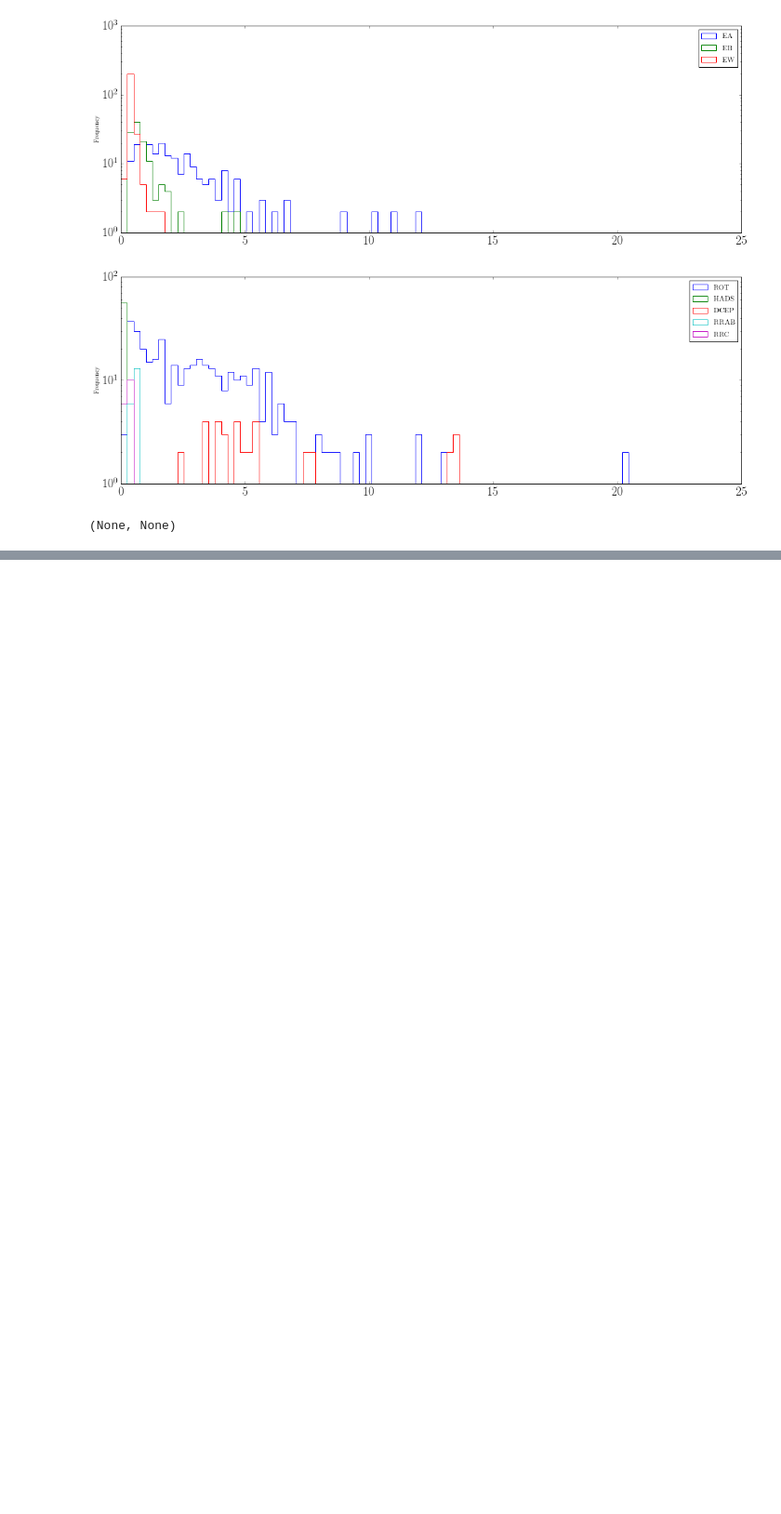
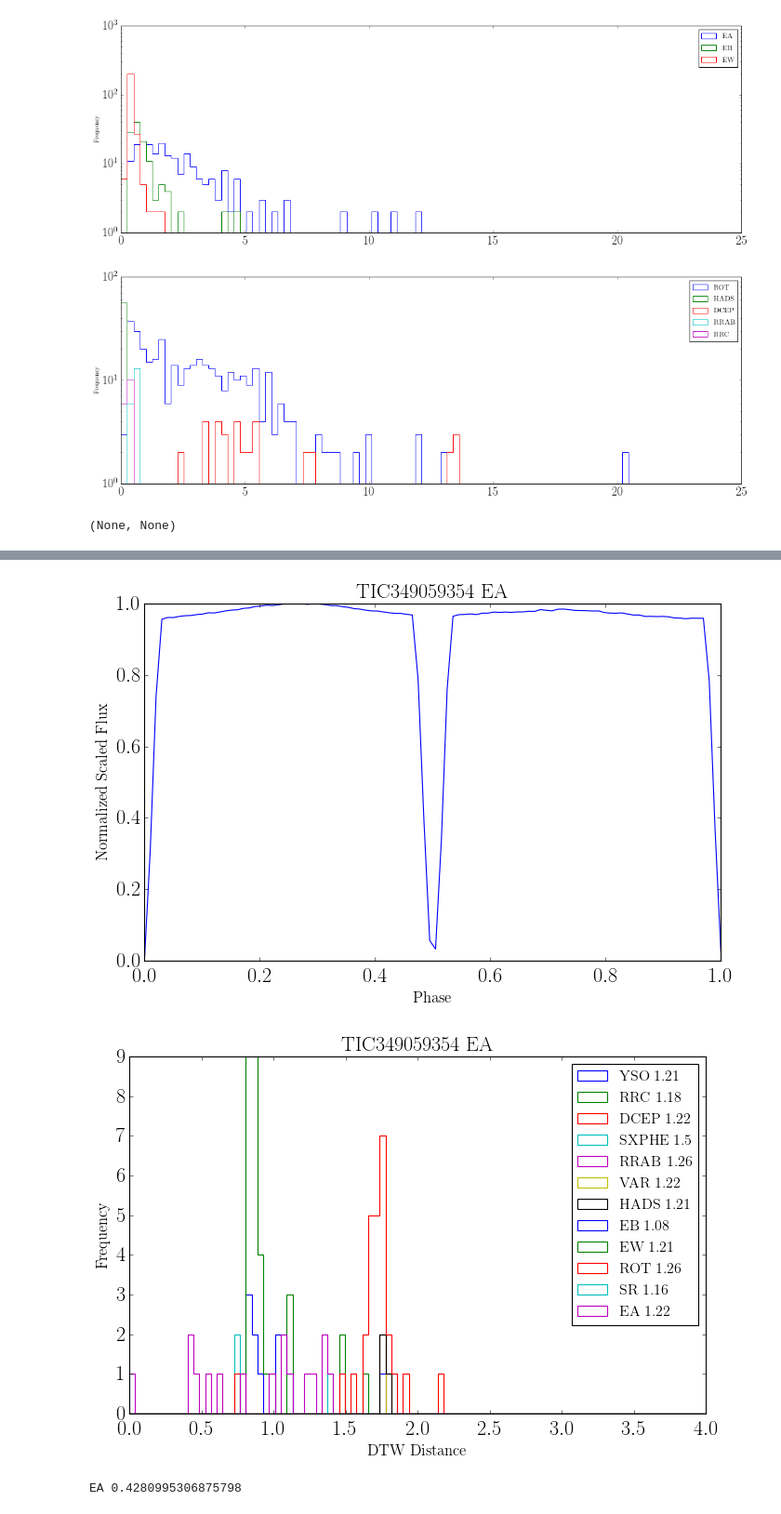
Before and after one commit to jbirky/tess_binaries, a Jupyter notebook: notebooks/hierarchical_classification.ipynb, the cells around one changed output, grey strips where cells are left out. Shown at 93% size. Drawn from its saved outputs; the diff is of its cells as text; code cells hidden in the pictures; blank space fills up the shorter version.

```diff
--- a/notebooks/hierarchical_classification.ipynb
+++ b/notebooks/hierarchical_classification.ipynb
@@ -72,0 +95,45 @@ model.plot("clustering.png", axes=ax, show_ts_label=list(sample['type'][demo]),
+# %%
+i = 1
+tnames = list(set(subsamp['type']))
+
+plt.figure(figsize=(10,6))
+plt.plot(np.linspace(0,1,len(subsamp['flux'][i])), subsamp['flux'][i])
+plt.title(f"TIC{subsamp['tic_id'][i]}   {subsamp['type'][i]}", fontsize=20)
+plt.xlabel('Phase', fontsize=15)
+plt.ylabel('Normalized Scaled Flux', fontsize=15)
+plt.show()
+
+plt.figure(figsize=(10,6))
+for typ in tnames:
+    idx = np.where(subsamp['type'] == typ)[0]
+    plt.hist(dmatrix[i][idx], histtype='step', bins=np.linspace(0,4,100), label=f'{typ} {round(np.mean(dmatrix[idx]),2)}')
+# plt.hist(dmatrix[i], histtype='step', bins=100)
+plt.title(f"TIC{subsamp['tic_id'][i]}   {subsamp['type'][i]}", fontsize=20)
+plt.xlabel('DTW Distance', fontsize=15)
+plt.ylabel('Frequency', fontsize=15)
+plt.legend(loc='upper right')
+plt.show()
+
+min_dist = min(set(dmatrix[i]) - {0})
+min_dist_ind = np.where(dmatrix[i] == min_dist)[0][0]
+print(subsamp['type'][min_dist_ind], min_dist)
+
+viridis = cm.get_cmap('viridis', 12)
+colors = viridis(np.linspace(0,1,len(tnames)))
+
+# plt.figure(figsize=(10,6))
+# for typ in tnames:
+#     idx = np.where(subsamp['type'] == typ)[0]
+#     avg_dist = round(np.mean(dmatrix[idx]),2)
+
+#     plt.scatter(idx, dmatrix[i][idx], edgecolor='none', color=next(viridis), label=typ)
+# #     plt.axhline(avg_dist, label=typ)
+# plt.title(f"TIC{subsamp['tic_id'][i]}   {subsamp['type'][i]}", fontsize=20)
+# plt.xlabel('index', fontsize=15)
+# plt.ylabel('DTW Distance', fontsize=15)
+# plt.legend(loc='upper right', scatterpoints=1)
+# plt.show()
+# %% [output]
+[figure, added]
+[figure, added]
+EA 0.4280995306875798
```
Also changed, not shown: parts of 11 cells of this notebook.
